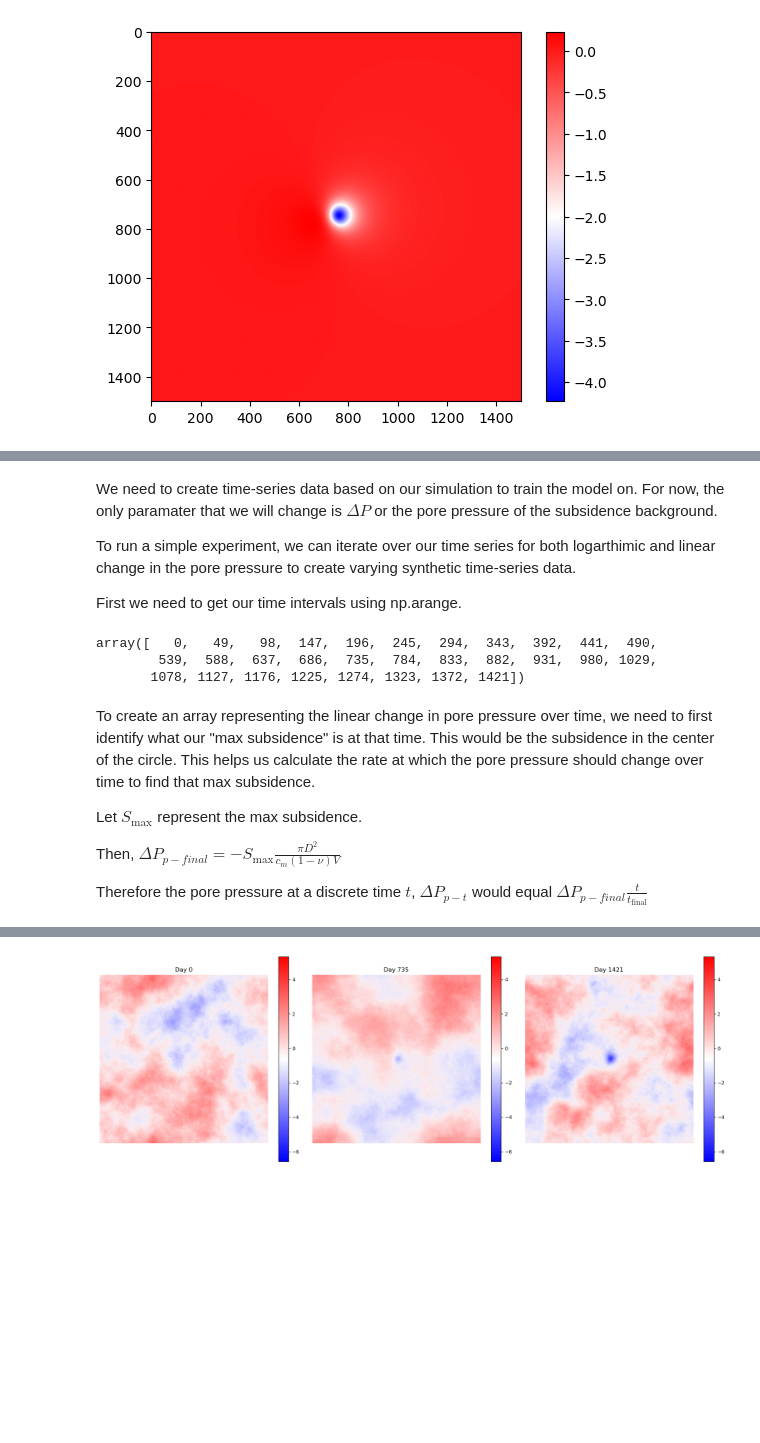
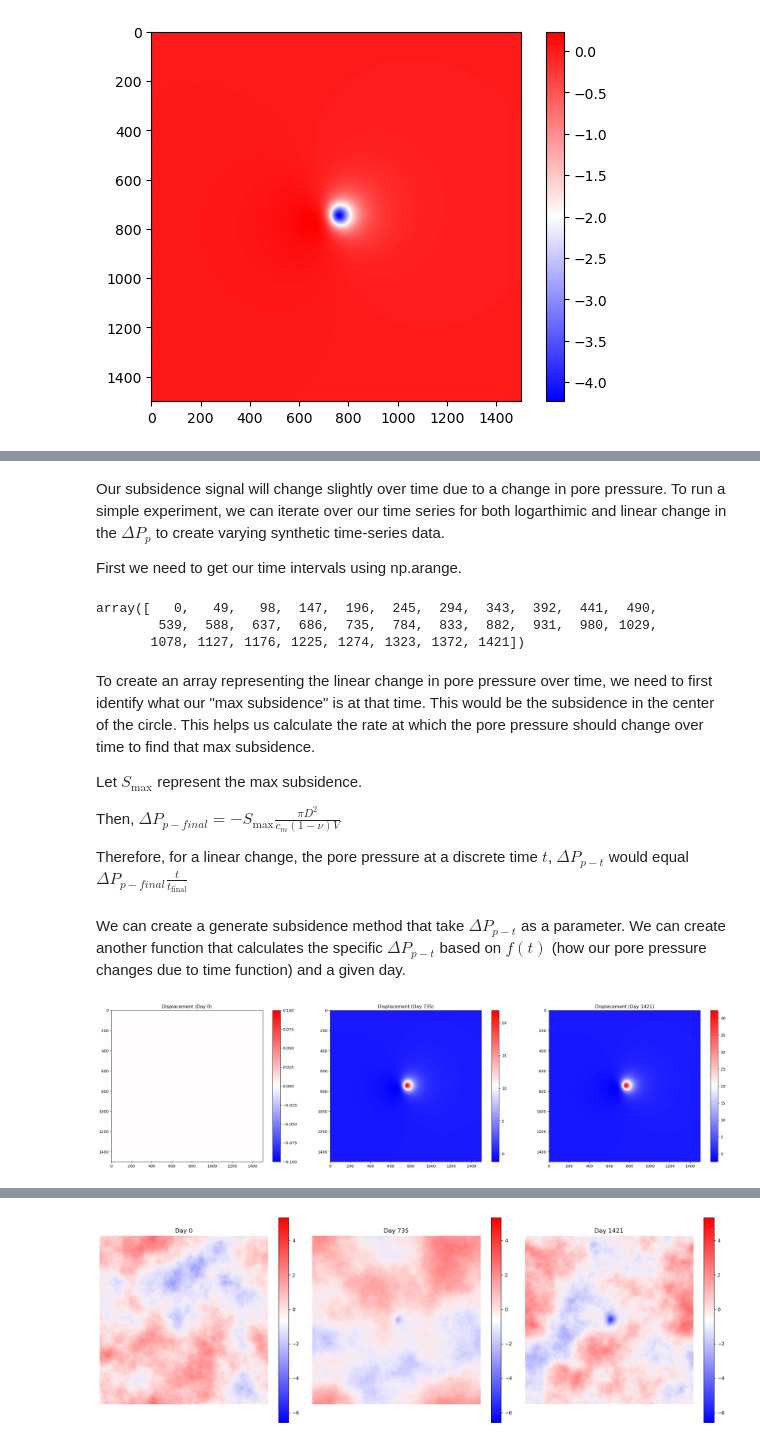
Before and after one commit to Mannvika/KyodaiNaturalResourceLab, a Jupyter notebook: InSAR_SyntheticData_Documentation.ipynb, the cells around one changed output, grey strips where cells are left out. Saved outputs shown, nothing was run; the diff lists cells and outputs as text; code cells hidden in the pictures; blank space fills up the shorter version.

Commit message:
Finishing documentation of InSAR Data Generation

```diff
--- a/InSAR_SyntheticData_Documentation.ipynb
+++ b/InSAR_SyntheticData_Documentation.ipynb
@@ -239,7 +239,5 @@ plt.colorbar()
 # %% [markdown]
-We need to create time-series data based on our simulation to train the model on. For now, the only paramater that we will change is $\Delta P$ or the pore pressure of the subsidence background.
-
-To run a simple experiment, we can iterate over our time series for both logarthimic and linear change in the pore pressure to create varying synthetic time-series data.
+Our subsidence signal will change slightly over time due to a change in pore pressure. To run a simple experiment, we can iterate over our time series for both logarthimic and linear change in the $\Delta P_p$ to create varying synthetic time-series data.
 
 First we need to get our time intervals using np.arange.
 # %%
@@ -260,4 +258,4 @@ Let $S_{\text{max}}$ represent the max subsidence.
 
 Then, $\Delta{P_{p-final}} = -S_{\text{max}} \frac{\pi D^2}{c_m (1 - \nu) V}$
 
-Therefore the pore pressure at a discrete time $t$, $\Delta P_{p-t}$ would equal $\Delta{P_{p-final}} \frac{t}{t_{\text{final}}}$
+Therefore, for a linear change, the pore pressure at a discrete time $t$, $\Delta P_{p-t}$ would equal $\Delta{P_{p-final}} \frac{t}{t_{\text{final}}}$
@@ -274,0 +262,41 @@ linear_data = generate_linear_timeseries(times)
+# %% [markdown]
+We can create a generate subsidence method that take $\Delta P_{p-t}$ as a parameter.
+We can create another function that calculates the specific  $\Delta P_{p-t}$ based on $f(t)$ (how our pore pressure changes due to time function) and a given day.
+# %%
+S_max = 50 # Assuming we want our final subsidence to be -50 cm
+
+delta_P_final = -S_max * ((np.pi * D**2) / (cm * (1 - nu) * V))
+
+def generate_subsidence(delta_P):
+    factor = (-1 / np.pi) * cm * (1 - nu) * delta_P * V
+    uz = factor * (D / ((r**2 + D**2)**1.5))
+    ur = factor * (r / ((r**2 + D**2)**1.5))
+    ux = ur * np.cos(azimuth)
+    uy = ur * np.sin(azimuth)
+    los_vector_calc = _calculate_los_vector(incidence_angle_deg=incidence_angle_deg, satellite_azimuth_deg=satellite_azimuth_deg)
+    simulated_interferogram = (ux * los_vector_calc[0]) + \
+                                (uy * los_vector_calc[1]) + \
+                                (uz * los_vector_calc[2])
+    return simulated_interferogram
+
+def _get_clean_subsidence_image(f_t, times, t):
+    current_time_factor = 0.0
+    current_time_factor = f_t(t, times)
+    delta_P_current = delta_P_final * current_time_factor
+    return generate_subsidence(delta_P=delta_P_current)
+
+def f_t(t, times):
+    return t / times[-1]
+
+figure, ax = plt.subplots(1,3, figsize=(24, 6))
+ax[0].set_title('Displacement (Day 0)')
+figure.colorbar(ax[0].imshow(_get_clean_subsidence_image(f_t, times, 0), cmap='bwr'), ax=ax[0])
+
+ax[1].set_title('Displacement (Day 735)')
+figure.colorbar(ax[1].imshow(_get_clean_subsidence_image(f_t, times, 735), cmap='bwr'), ax=ax[1])
+
+ax[2].set_title('Displacement (Day 1421)')
+figure.colorbar(ax[2].imshow(_get_clean_subsidence_image(f_t, times, 1421), cmap='bwr'), ax=ax[2])
+plt.tight_layout()
+# %% [output]
+[figure, added]
```
Also changed, not shown: parts of 10 cells of this notebook.
